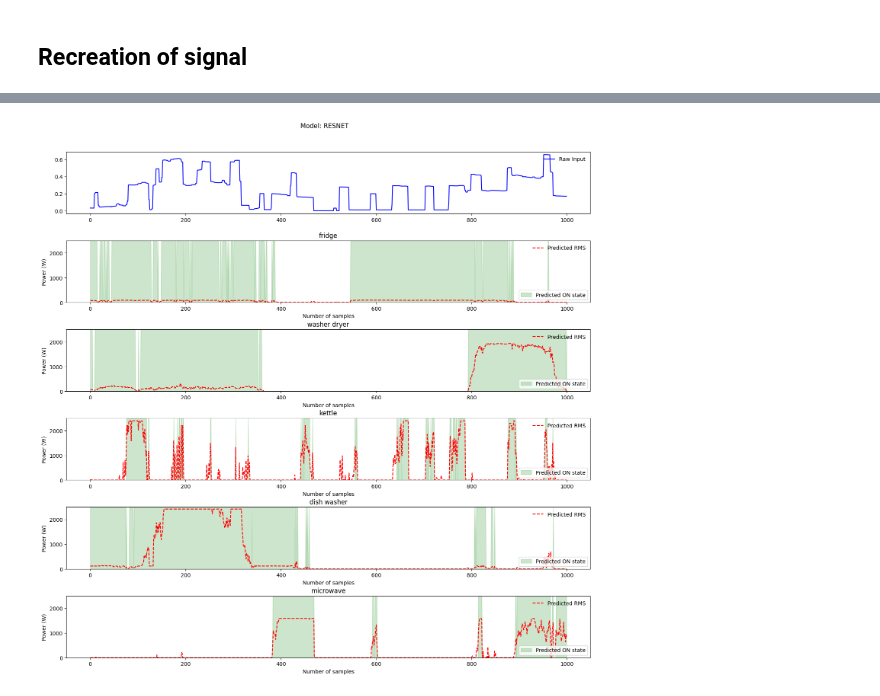
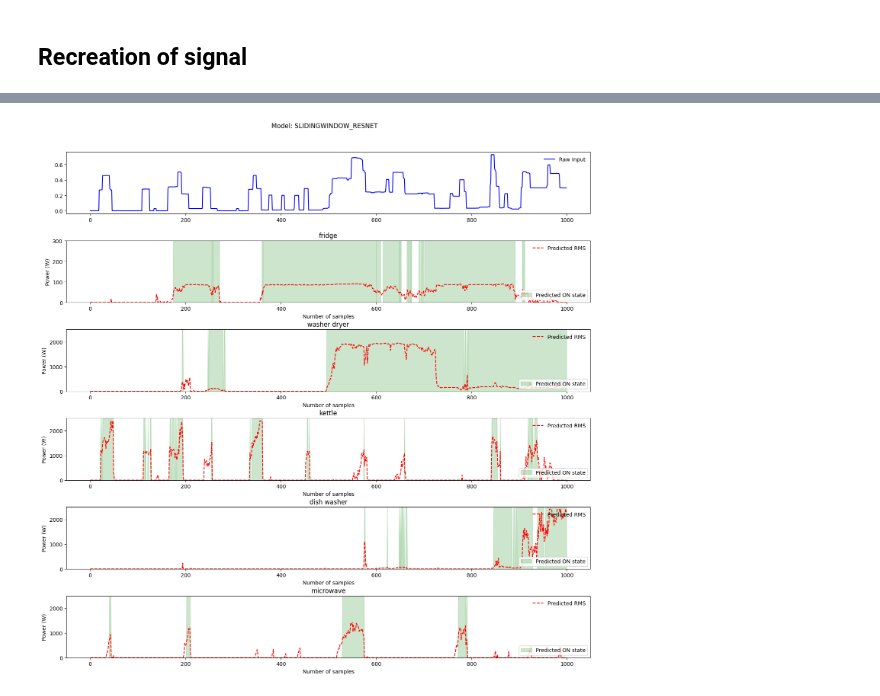
Before and after one commit to MarielTinaco/ai8x-training, a Jupyter notebook: notebooks/NILM_Evaluation.ipynb, the cells around one changed output, grey strips where cells are left out. Cells and saved outputs as stored; diff of their text form; code cells hidden in the pictures.

Commit message:
Update: Sliding window 20x20

```diff
--- a/notebooks/NILM_Evaluation.ipynb
+++ b/notebooks/NILM_Evaluation.ipynb
@@ -73,7 +74,7 @@ class Args:
 ### Variables
 # %%
 TRAINING_DIR = Path.cwd().parent
-MODEL = NilmModel.RESNET
+MODEL = NilmModel.SLIDINGWINDOW_RESNET
 
 if MODEL == NilmModel.AUTOENCODER:
         CHECKPOINT = Path.cwd().parent / "logs" / "2024.05.15-011246"
@@ -83,6 +84,8 @@ elif MODEL == NilmModel.RESNET:
         CHECKPOINT = Path.cwd().parent / "logs" / "2024.06.07-102716"
 elif MODEL == NilmModel.RESNET_WITH_BOTTLENECK:
         CHECKPOINT = Path.cwd().parent / "logs" / "2024.06.06-125708"
+elif MODEL == NilmModel.SLIDINGWINDOW_RESNET:
+        CHECKPOINT = Path.cwd().parent / "logs" / "2024.06.18-031719"
 # %%
 device = torch.device("cuda" if torch.cuda.is_available() else "cpu")
 data_dir = "../data"
@@ -110,6 +113,9 @@ elif MODEL == NilmModel.RESNET:
 elif MODEL == NilmModel.RESNET_WITH_BOTTLENECK:
         model = importlib.import_module("ai85net-nilm-res-simplenet").ai85nilmressimplenet()
         train_set, test_set = nilm2.ukdale_small_regress_get_datasets((data_dir, args), load_train=True, load_test=True)
+elif MODEL == NilmModel.SLIDINGWINDOW_RESNET:
+        model = importlib.import_module("ai85net-nilm-slidingwindow-res-simplenet").ai85nilmslidingwindowressimplenet(bias=True)
+        train_set, test_set = nilm2.ukdale_small_sliding_window_get_datasets((data_dir, args), load_train=True, load_test=True)
 # %%
 TESTSET = test_set
 # %%
@@ -191,7 +209,7 @@ saved_pred_rms = []
 
 model.eval()
 
-if MODEL in set([NilmModel.SEQ2POINT, NilmModel.RESNET, NilmModel.RESNET_WITH_BOTTLENECK]):
+if MODEL in set([NilmModel.SEQ2POINT, NilmModel.RESNET, NilmModel.RESNET_WITH_BOTTLENECK, NilmModel.SLIDINGWINDOW_RESNET]):
         for inp in saved_input:
                 with torch.no_grad():
                         inp = inp.to(device)
@@ -207,6 +225,7 @@ if MODEL in set([NilmModel.SEQ2POINT, NilmModel.RESNET, NilmModel.RESNET_WITH_BO
                         pred_rms_q = torch.clamp(rms_logits, min=0, max=1)
                         pred_rms = pred_rms_q[:,2]
                         saved_pred_rms.append(pred_rms)
+
 else:
         for inp in saved_input:
                 with torch.no_grad():
@@ -224,7 +243,7 @@ stacked_pred_states = np.vstack([saved_pred_state.cpu().numpy() for saved_pred_s
 stacked_pred_rms = np.vstack([saved_pred_rms_.cpu().numpy() for saved_pred_rms_ in saved_pred_rms])
 # %%
 # start = 25500
-start = 30200
+start = 30500
 length = 1000
 
 stacked_pred_rms_ = stacked_pred_rms[start:start+length,:]
@@ -324,35 +343,38 @@ stacked_pred_states_ = stacked_pred_states[start:start+length,:]
 stacked_states_ = stacked_states[start:start+length,:]
 stacked_rms_ = stacked_rms[start:start+length,:]
 
 app_fig, app_axes = plt.subplots(6, figsize=(15, 15))
 app_fig.suptitle(f'Model: {MODEL.name}')
 
 app_fig.tight_layout(pad=3)
 
 blue_patch = mpatches.Patch(color='green', label='Predicted ON state', alpha=0.2)
 
 app_axes[0].plot(raw_input, 'b', label='Raw Input')
 app_axes[0].legend(loc='upper right', frameon=False)
 
 for i in range(5):
     # pred_signal = denormalize(stacked_pred_states_[:,i]*stacked_pred_rms_[:,i],
     #                           minimum=metadata["appliance_data"][classes[i]]['min'],
     #                           maximum=metadata["appliance_data"][classes[i]]['max'])
     pred_signal = denormalize(stacked_pred_rms_[:,i],
                               minimum=metadata["appliance_data"][classes[i]]['min'],
                               maximum=metadata["appliance_data"][classes[i]]['max'])
     app_axes[i+1].fill_between(np.arange(0, length, 1), stacked_pred_states_[:,i]*y_max, color='green', alpha=0.2)
     # app_axes[i+1].plot(stacked_pred_states_[:,i]*y_max)
     app_axes[i+1].plot(pred_signal, '--r', label='Predicted RMS')
-    app_axes[i+1].set_ylim([-0.2, y_max])
+    if i == 0:
+        app_axes[i+1].set_ylim([-0.2, 300])
+    else:
+        app_axes[i+1].set_ylim([-0.2, y_max])
     first_leg = app_axes[i+1].legend(handles=[blue_patch], loc='lower right')
     app_axes[i+1].add_artist(first_leg)
     app_axes[i+1].legend(loc='upper right', frameon=False)
     app_axes[i+1].set_title(classes[i])
     app_axes[i+1].set_ylabel("Power (W)")
     app_axes[i+1].set_xlabel("Number of samples")
 # %% [output]
-[figure, old version]
+[figure, new version]
 # %%
 from copy import copy
 # %%
```
Also changed, not shown: parts of 9 cells of this notebook, 4 other files.
